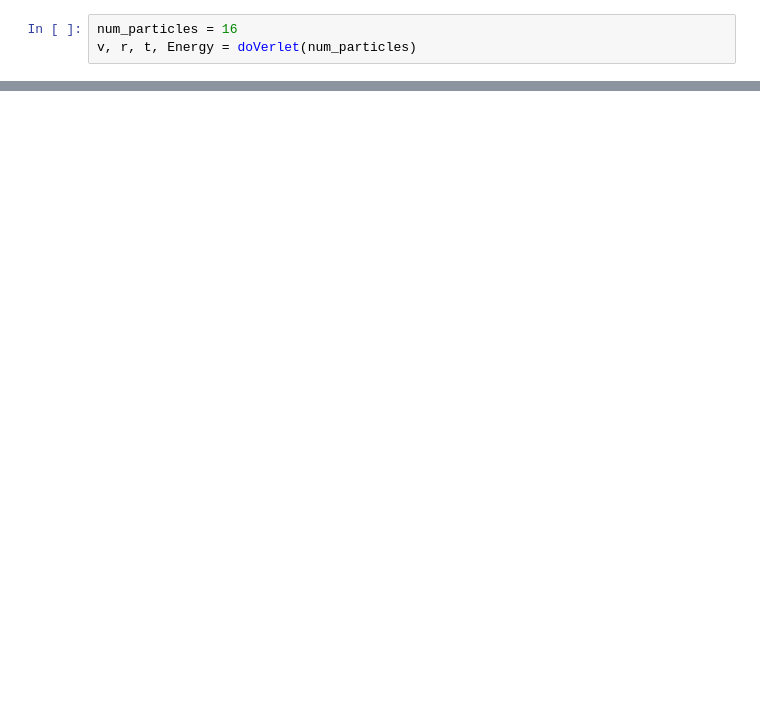
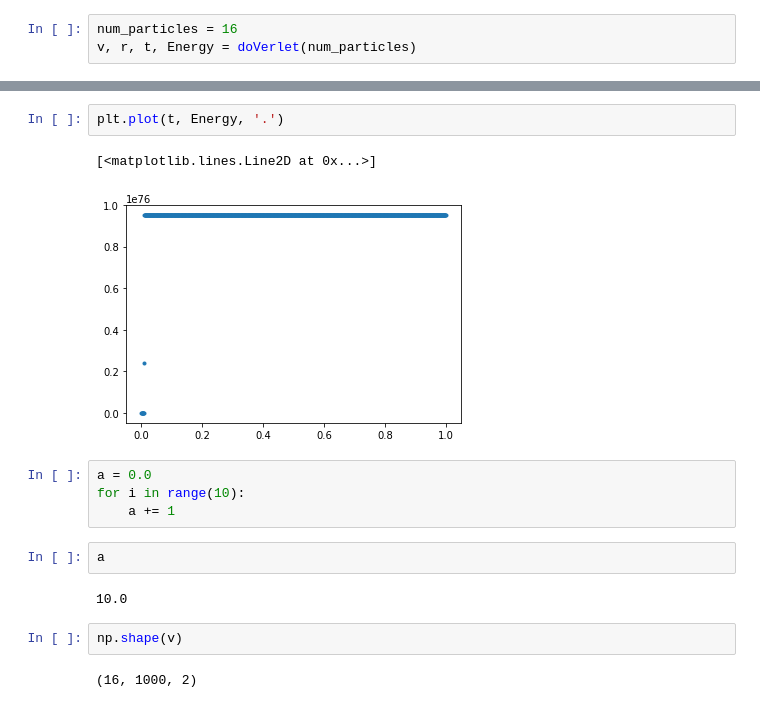
Before and after one commit to andrewkhardy/PHY-407, a Jupyter notebook: Lab06_Q3.ipynb, the cells around one changed output, grey strips where cells are left out. Saved outputs shown, nothing was run; the diff lists cells and outputs as text; blank space fills up the shorter version.

```diff
--- a/Lab06_Q3.ipynb
+++ b/Lab06_Q3.ipynb
@@ -176 +177,18 @@ for i in range(num_particles):
 ... (4 outputs left out)
+# %%
+plt.plot(t, Energy, '.')
+# %% [output]
+[<matplotlib.lines.Line2D at 0x...>]
+[figure, added]
+# %%
+a = 0.0
+for i in range(10):
+    a += 1
+# %%
+a
+# %% [output]
+10.0
+# %%
+np.shape(v)
+# %% [output]
+(16, 1000, 2)
```
Also changed, not shown: parts of 7 cells of this notebook.
